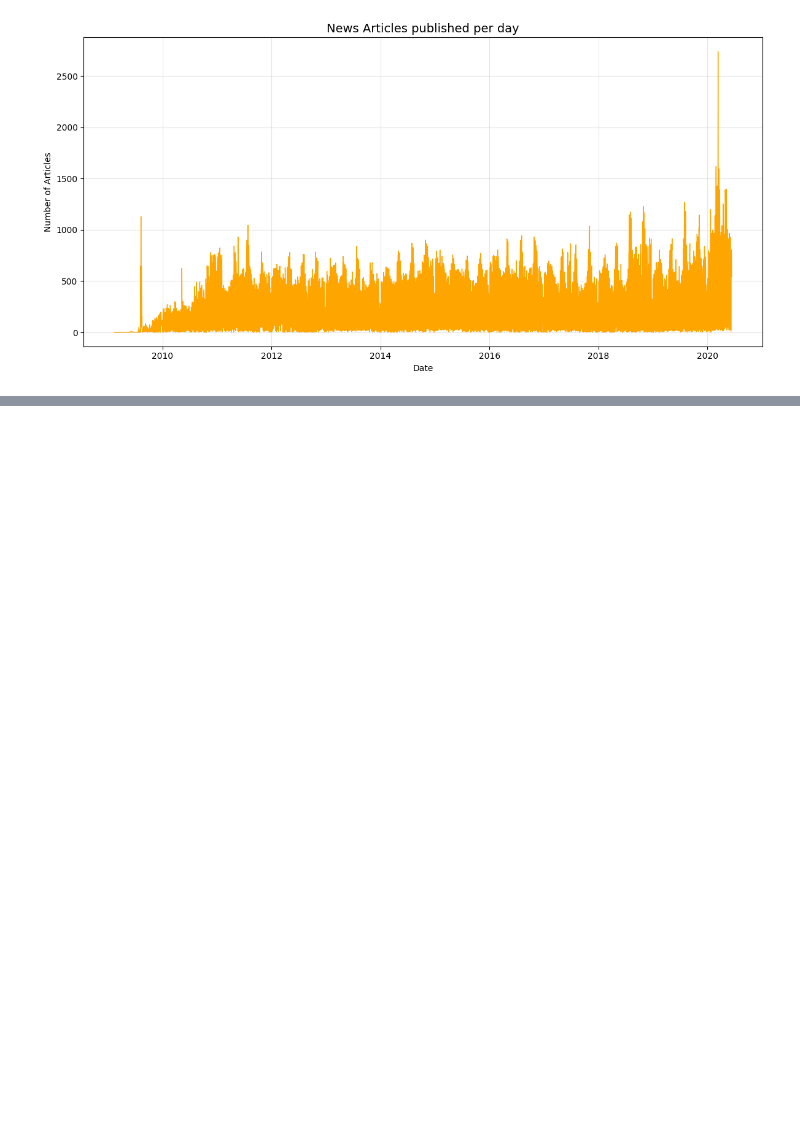
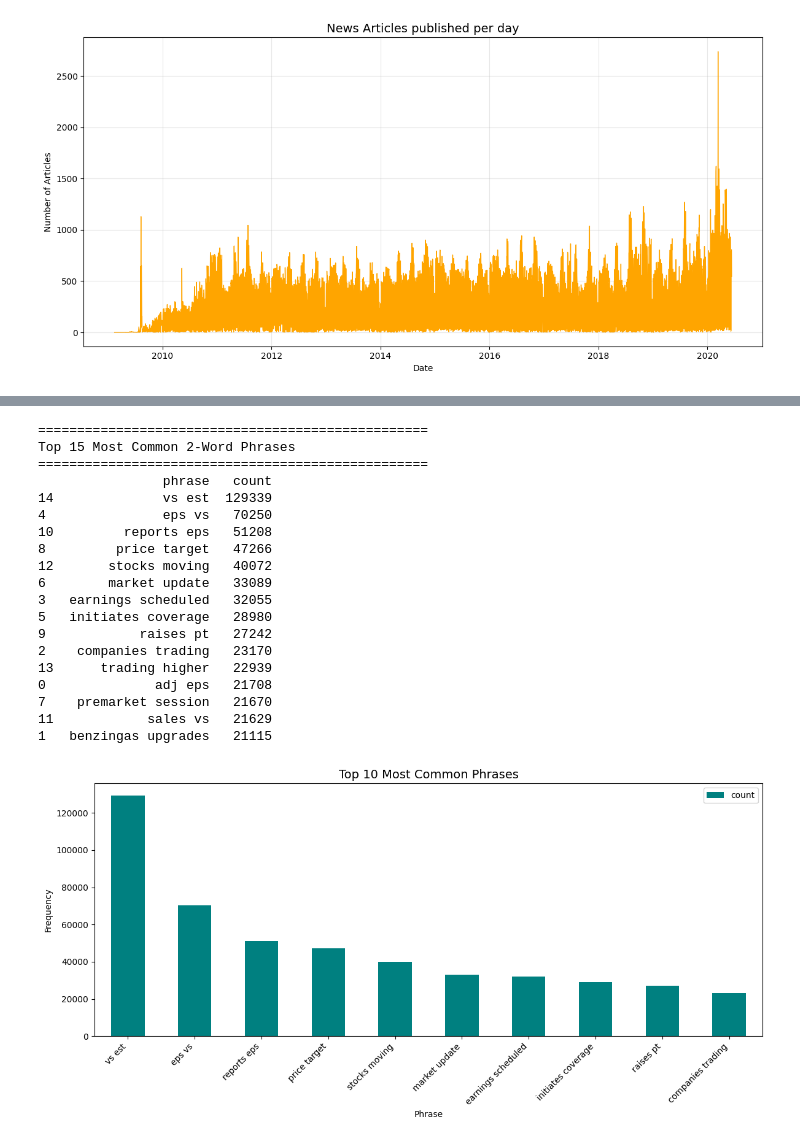
Before and after one commit to hawi088/News-Sentiment, a Jupyter notebook: notebooks/task1_eda.ipynb, the cells around one changed output, grey strips where cells are left out. Cells and saved outputs as stored; diff of their text form; code cells hidden in the pictures; blank space fills up the shorter version.

```diff
--- a/notebooks/task1_eda.ipynb
+++ b/notebooks/task1_eda.ipynb
@@ -114,0 +179,43 @@ plt.show()
+# %%
+vectorizer_bigram = CountVectorizer(ngram_range=(2,2), max_features=15, stop_words='english')
+X_bigram = vectorizer_bigram.fit_transform(df['clean_headline'])
+
+phrases = vectorizer_bigram.get_feature_names_out()
+phrase_counts = X_bigram.toarray().sum(axis=0)
+
+phrases_df = pd.DataFrame({'phrase': phrases, 'count': phrase_counts})
+phrases_df = phrases_df.sort_values('count', ascending=False)
+
+print("Top 15 Most Common 2-Word Phrases")
+print(phrases_df)
+
+# Plot
+fig, ax = plt.subplots(figsize=(12, 6))
+phrases_df.head(10).plot(kind='bar', x='phrase', y='count', ax=ax, color='teal')
+ax.set_title('Top 10 Most Common Phrases', fontsize=14)
+ax.set_xlabel('Phrase')
+ax.set_ylabel('Frequency')
+ax.set_xticklabels(ax.get_xticklabels(), rotation=45, ha='right')
+plt.tight_layout()
+plt.show()
+# %% [output]
+==================================================
+Top 15 Most Common 2-Word Phrases
+==================================================
+                phrase   count
+14              vs est  129339
+4               eps vs   70250
+10         reports eps   51208
+8         price target   47266
+12       stocks moving   40072
+6        market update   33089
+3   earnings scheduled   32055
+5   initiates coverage   28980
+9            raises pt   27242
+2    companies trading   23170
+13      trading higher   22939
+0              adj eps   21708
+7    premarket session   21670
+11            sales vs   21629
+1   benzingas upgrades   21115
+[figure, added]
```
Also changed, not shown: parts of 6 cells of this notebook, 1 other file.
